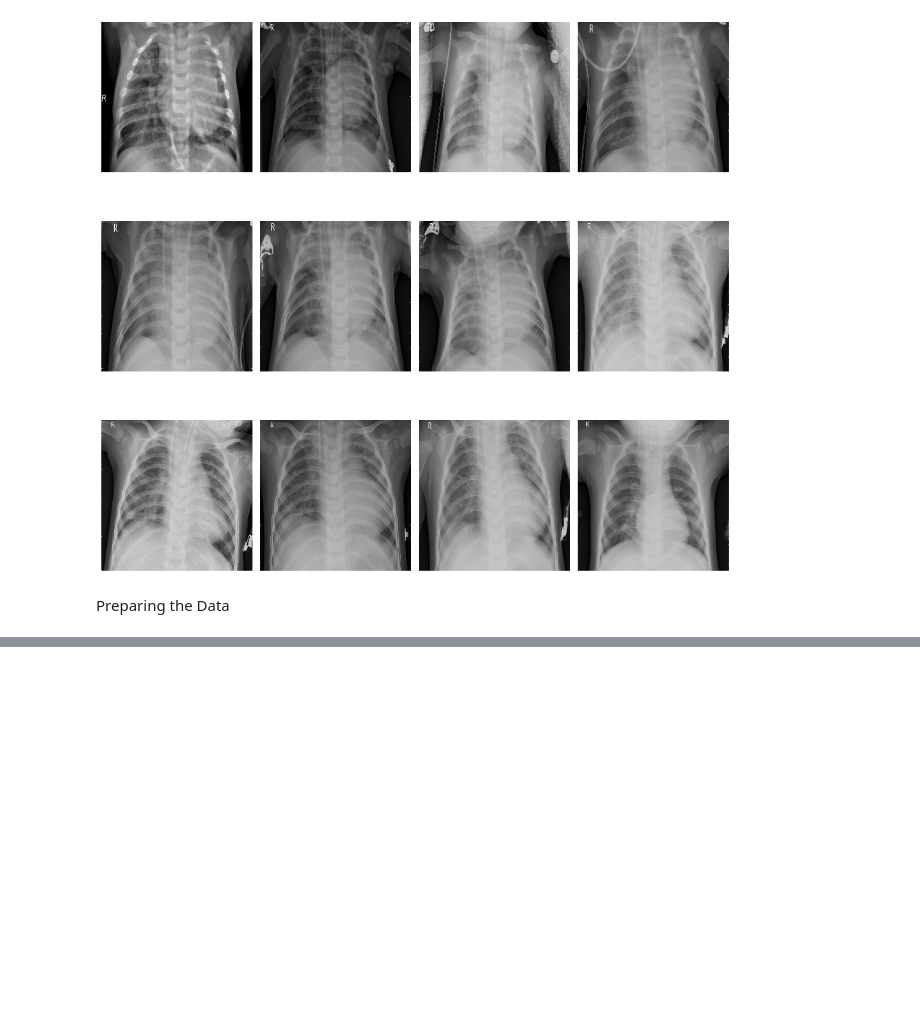
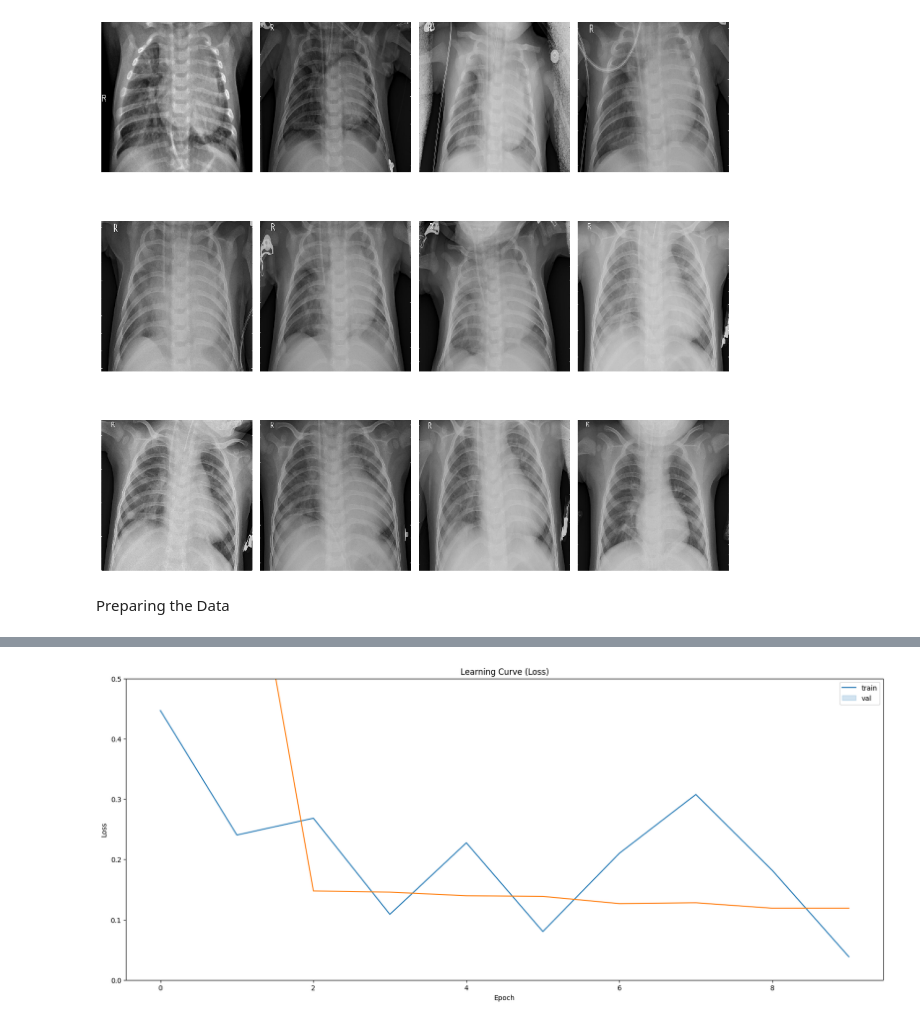
Before and after one commit to Dnsflr/PneumoniaDetectionCNN, a Jupyter notebook: CNNDetection.ipynb, the cells around one changed output, grey strips where cells are left out. Drawn from its saved outputs; the diff is of its cells as text; code cells hidden in the pictures; blank space fills up the shorter version.

```diff
--- a/CNNDetection.ipynb
+++ b/CNNDetection.ipynb
@@ -238,0 +223,2 @@ Preparing the Data
+# %%
+train_df, val_df = train_test_split(df_train, test_size = 0.20, random_state = SEED, stratify = df_train['class'])
@@ -238,0 +304,18 @@ Preparing the Data
+# %%
+#Setting callbakcs
+
+early_stopping = callbacks.EarlyStopping(
+    monitor='val_loss',
+    patience=5,
+    min_delta=1e-7,
+    restore_best_weights=True,
+)
+
+plateau = callbacks.ReduceLROnPlateau(
+    monitor='val_loss',
+    factor = 0.2,
+    patience = 2,
+    min_delt = 1e-7,
+    cooldown = 0,
+    verbose = 1
+)
@@ -238,0 +364,8 @@ Preparing the Data
+# %%
+keras.backend.clear_session()
+
+model = get_model()
+model.compile(loss='binary_crossentropy'
+              , optimizer = keras.optimizers.Adam(learning_rate=3e-5), metrics=['binary_accuracy'])
+
+model.summary()
@@ -238,0 +394,7 @@ Preparing the Data
+# %%
+history = model.fit(ds_train,
+          batch_size = BATCH, epochs = 50,
+          validation_data=ds_val,
+          callbacks=[early_stopping, plateau],
+          steps_per_epoch=(len(train_df)//BATCH),
+          validation_steps=(len(val_df)//BATCH));
@@ -238,0 +404,12 @@ Preparing the Data
+# %%
+fig, ax = plt.subplots(figsize=(20,8))
+sns.lineplot(x = history.epoch, y = history.history['loss'])
+sns.lineplot(x = history.epoch, y = history.history['val_loss'])
+ax.set_title('Learning Curve (Loss)')
+ax.set_ylabel('Loss')
+ax.set_xlabel('Epoch')
+ax.set_ylim(0, 0.5)
+ax.legend(['train', 'val'], loc='best')
+plt.show()
+# %% [output]
+[figure, added]
```
Also changed, not shown: parts of 26 cells of this notebook, 1 other file.
